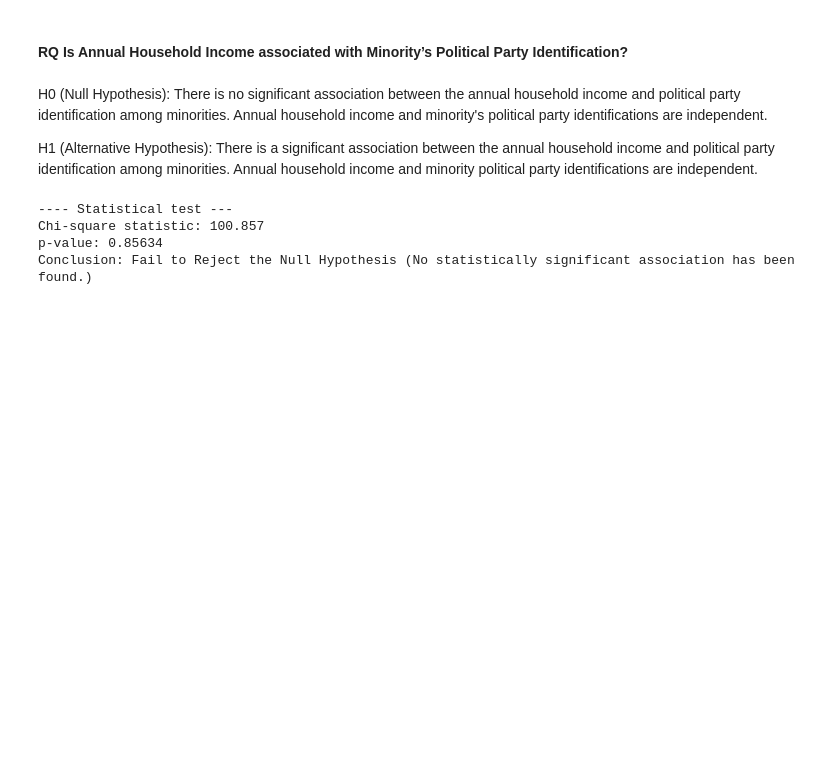
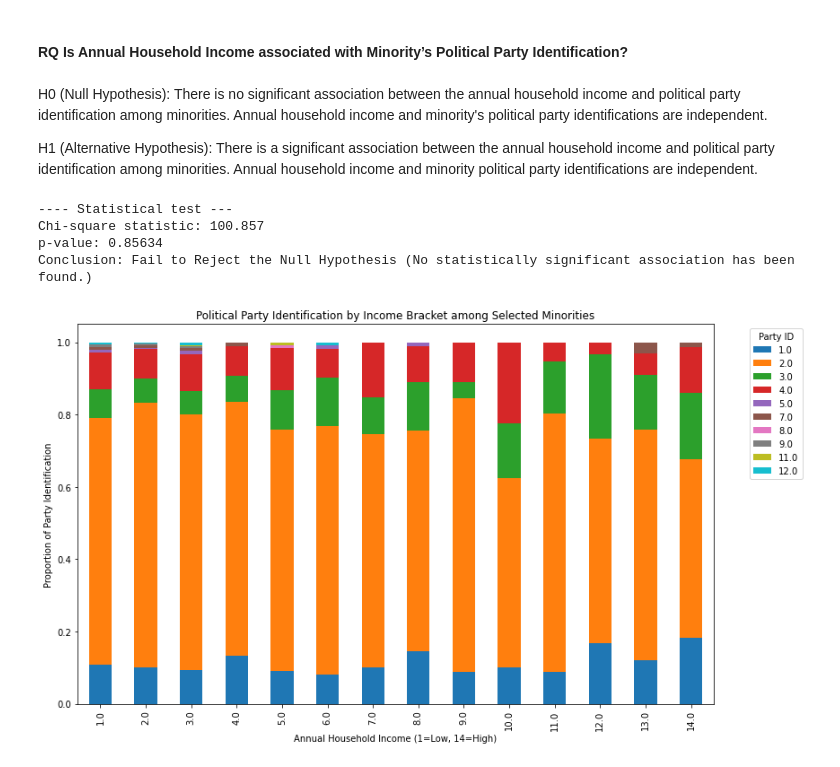
Before and after one commit to ledagale27/case_study, a Jupyter notebook: Untitled.ipynb, the cells around one changed output. Saved outputs shown, nothing was run; the diff lists cells and outputs as text; code cells hidden in the pictures; blank space fills up the shorter version.

```diff
--- a/Untitled.ipynb
+++ b/Untitled.ipynb
@@ -49,7 +64,9 @@ clean_df.columns = ["annual_income", "political_party", "ethnicity"]
 # %%
 #Cleaning the data for the target minorities
-target_minorities = [7,8,9,11,12]
-clean_df = clean_df[clean_df["ethnicity"].isin(target_minorities)]
+clean_df['ethnicity'] = clean_df['ethnicity'].astype(int)
+target_minorities = [7.0,8.0,9.0,11.0,12.0]
+
+clean_df = clean_df[clean_df["ethnicity"].isin(target_minorities)].copy()
 # %%
 #Cleaning the dataset
 clean_df["annual_income"] = clean_df["annual_income"].replace([-2,-1,17], np.nan)
@@ -85,3 +102,5 @@ memory usage: 36.9 KB
+# %%
+clean_df = clean_df.dropna()
 # %% [markdown]
 #### RQ Is Annual Household Income associated with Minority’s Political Party Identification?
 # %% [markdown]
@@ -110,3 +129,20 @@ else:
 Chi-square statistic: 100.857
 p-value: 0.85634
 Conclusion: Fail to Reject the Null Hypothesis (No statistically significant association has been found.)
+# %%
+#Rows = X-axis: Annual Household Income
+#Columns = Legend: Political Party
+income_vs_pparty = pd.crosstab(clean_df["annual_income"], clean_df["political_party"], normalize='index')
+
+# Plotting the data
+# Using a colormap like 'viridis' or 'tab10' since we have more than 2 parties
+income_vs_pparty.plot(kind='bar', stacked=True, figsize=(12, 7), colormap='tab10')
+
+plt.title('Political Party Identification by Income Bracket among Selected Minorities')
+plt.xlabel('Annual Household Income (1=Low, 14=High)')
+plt.ylabel('Proportion of Party Identification')
+plt.legend(title='Party ID', bbox_to_anchor=(1.05, 1), loc='upper left')
+plt.tight_layout()
+plt.show()
+# %% [output]
+[figure, added]
```
Also changed, not shown: parts of 7 cells of this notebook.
